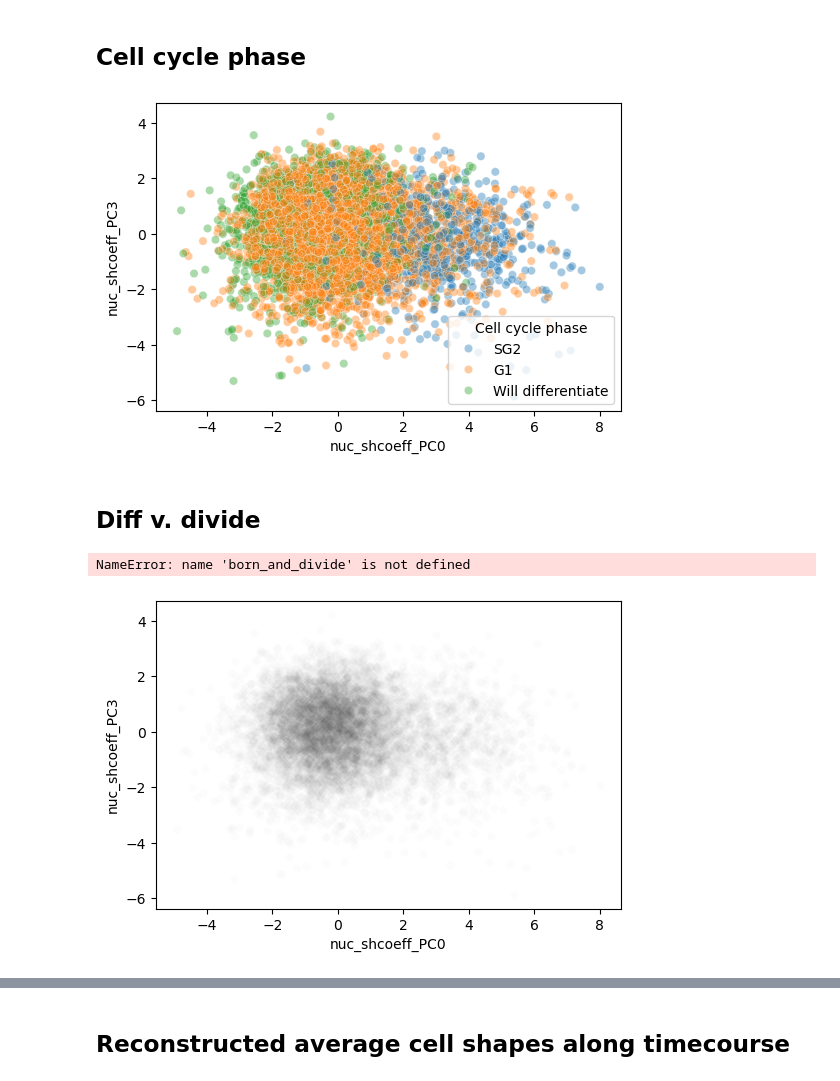
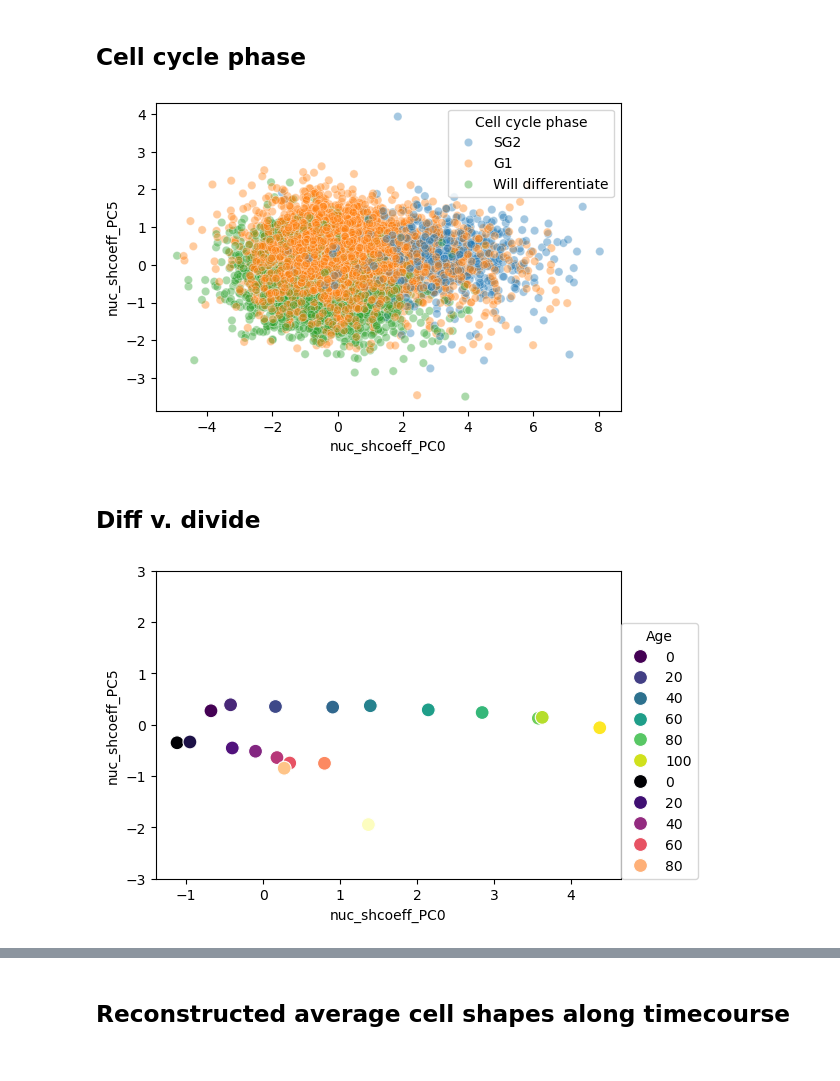
Before and after one commit to xies/mouse_skin_size_control, a Jupyter notebook: 2025_lineage_analysis/prediction_model_notebooks/visualize_PCAs.ipynb, the cells around one changed output, grey strips where cells are left out. Saved outputs shown, nothing was run; the diff lists cells and outputs as text; code cells hidden in the pictures.

```diff
--- a/2025_lineage_analysis/prediction_model_notebooks/visualize_PCAs.ipynb
+++ b/2025_lineage_analysis/prediction_model_notebooks/visualize_PCAs.ipynb
@@ -275,7 +336,7 @@ def plot_cell_movement(df,t='Frame',x='X',y='Y',cmap='hot',alpha=0.5,plot_scatte
 ## Cell cycle phase
 # %%
 x = 'nuc_shcoeff_PC0'
-y = 'nuc_shcoeff_PC3'
+y = 'nuc_shcoeff_PC5'
 
 fig = plt.figure(figsize=(6,4))
 phase_known = basals[basals['Cell cycle phase','Meta'] != 'NA'].droplevel(axis=1,level=1)
@@ -284,31 +345,31 @@ sb.scatterplot(phase_known,x=x,y=y,alpha=0.4,hue='Cell cycle phase')
 age_avg = pd.DataFrame.from_dict({age:_df[[x,y]].mean() for age,_df in pd.concat(born_and_divide.values()).groupby('Cell cycle phase')
                                  if len(_df) > 10}).T
 # %% [output]
-[figure, old version]
+[figure, new version]
 # %%
 plt.rcParams['svg.fonttype'] = 'none'
 # %% [markdown]
 ## Diff v. divide
 # %%
 x = 'nuc_shcoeff_PC0'
-y = 'nuc_shcoeff_PC3'
+y = 'nuc_shcoeff_PC5'
 
 fig = plt.figure(figsize=(6,4))
-sb.scatterplot(basals.droplevel(axis=1,level=1),x=x,y=y,alpha=0.01,color='k')
+# sb.scatterplot(basals.droplevel(axis=1,level=1),x=x,y=y,alpha=0.01,color='k')
 age_avg = pd.DataFrame.from_dict({age:_df[[x,y]].mean() for age,_df in pd.concat(born_and_divide.values()).groupby('Age')
                                  if len(_df) > 10}).T
 age_avg.index.name = 'Age'
 sb.scatterplot(age_avg.reset_index(),x=x,y=y,hue='Age',palette='viridis',s=100)
 
 age_avg = pd.DataFrame.from_dict({age:_df[[x,y]].mean() for age,_df in pd.concat(born_and_diff.values()).groupby('Age')
                                  if len(_df) > 2}).T
 age_avg.index.name = 'Age'
 sb.scatterplot(age_avg.reset_index(),x=x,y=y,hue='Age',palette='magma',s=100)
 # plt.axis('equal')
 plt.ylim([-3,3])
 fig.savefig(path.join(figure_dir,'PC0v3_trajectory.svg'))
+sb.move_legend(plt.gca(),(1,0))
 # %% [output]
-NameError: name 'born_and_divide' is not defined
-[figure, old version]
+[figure, new version]
 # %%
 x = 'nuc_shcoeff_PC0'
```
Also changed, not shown: parts of 11 cells of this notebook, 4 other files.
